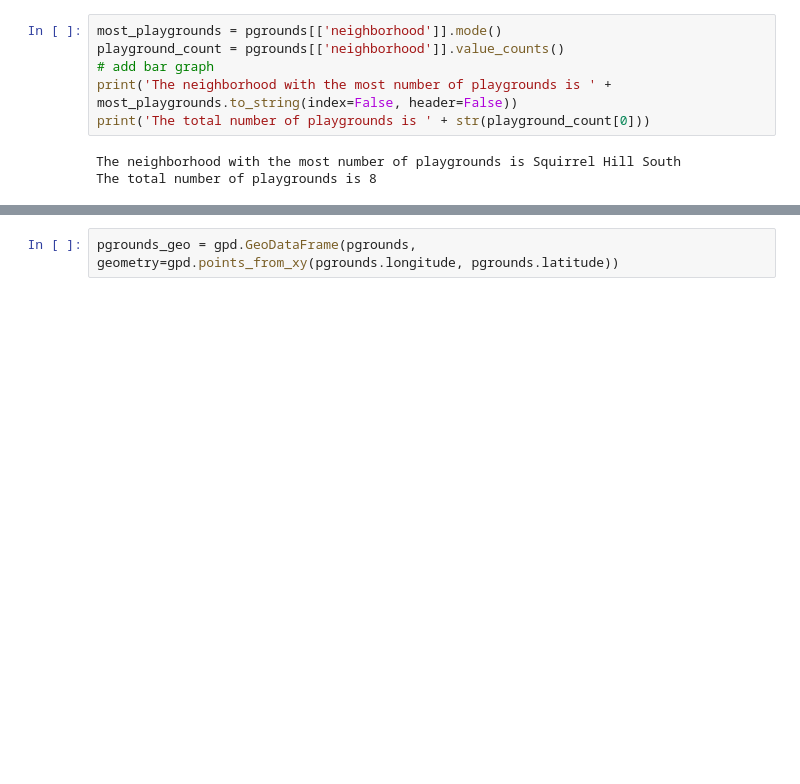
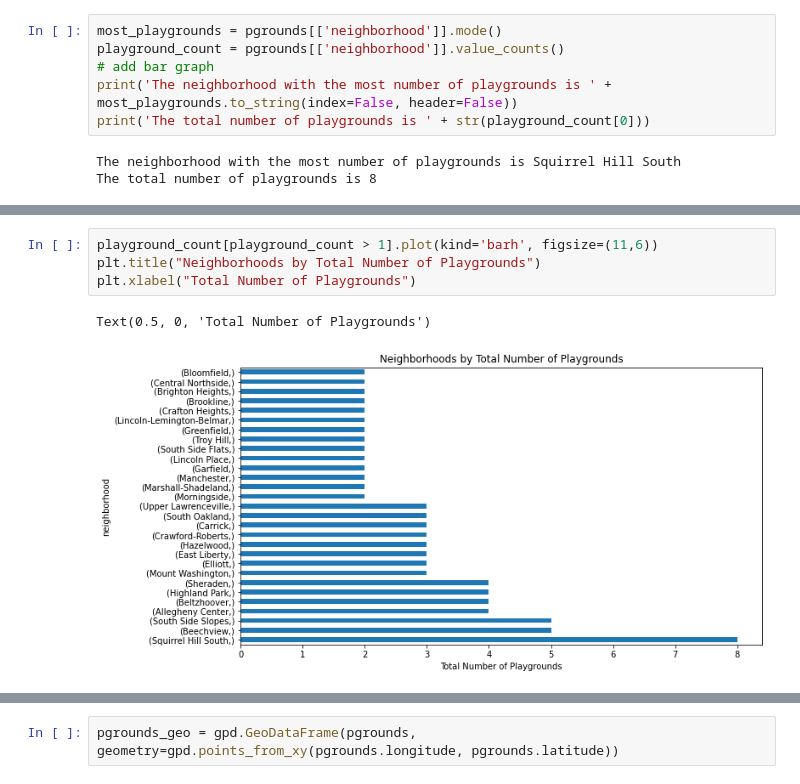
Before and after one commit to Joel961/Big-Ideas-Final-Project, a Jupyter notebook: playgrounds.ipynb, the cells around one changed output, grey strips where cells are left out. Drawn from its saved outputs; the diff is of its cells as text; blank space fills up the shorter version.

```diff
--- a/playgrounds.ipynb
+++ b/playgrounds.ipynb
@@ -28 +31,8 @@ The total number of playgrounds is 8
+# %%
+playground_count[playground_count > 1].plot(kind='barh', figsize=(11,6))
+plt.title("Neighborhoods by Total Number of Playgrounds")
+plt.xlabel("Total Number of Playgrounds")
+# %% [output]
+Text(0.5, 0, 'Total Number of Playgrounds')
+[figure, added]
 # %% [markdown]
```
Also changed, not shown: parts of 5 cells of this notebook, 3 other files.
